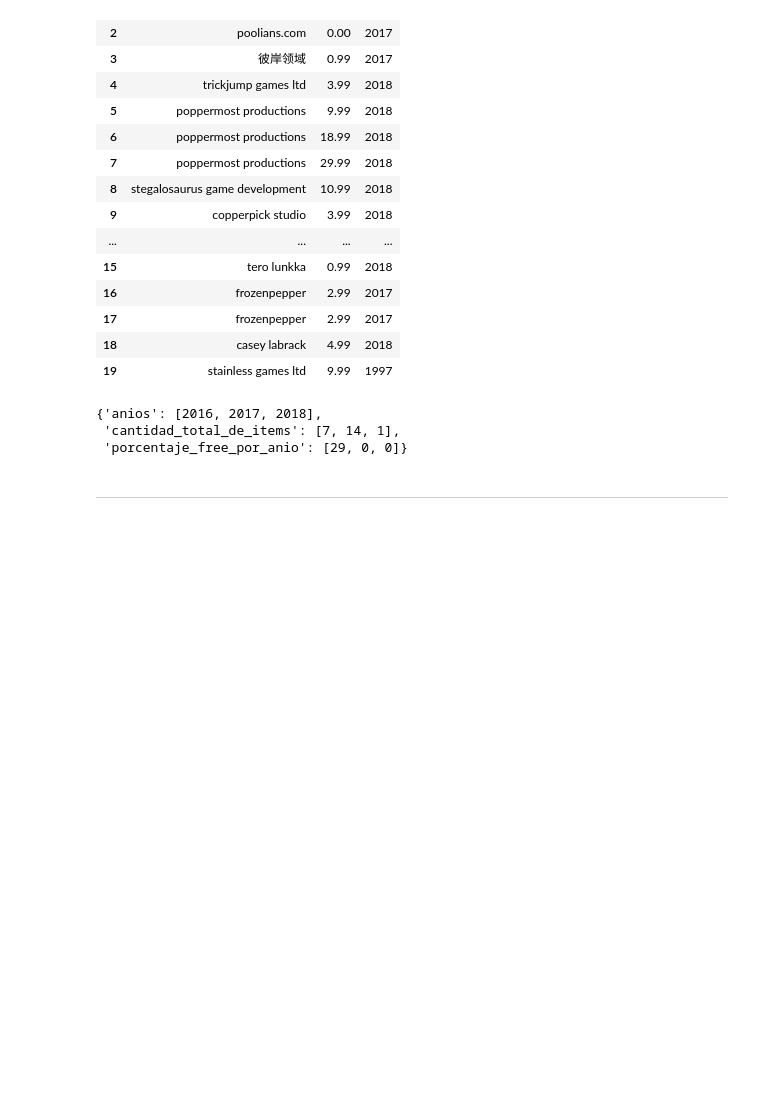
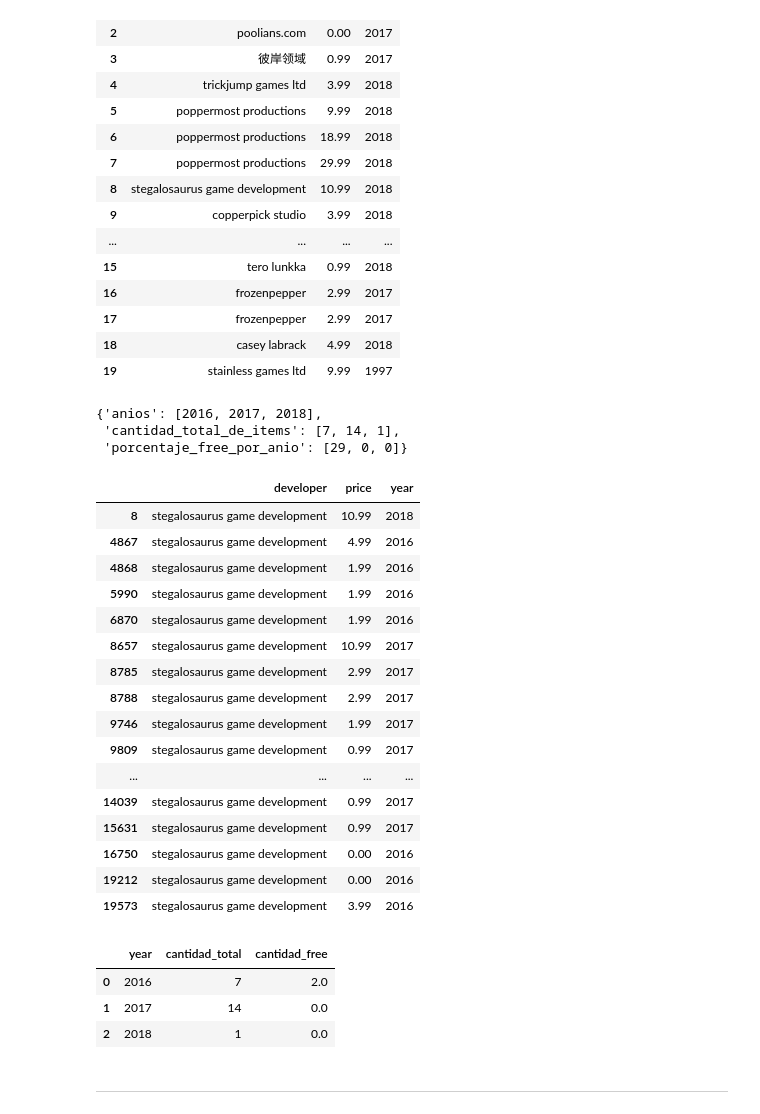
Before and after one commit to rominaEsc/MLOps_steam_games, a Jupyter notebook: 4_consultas.ipynb, the cells around one changed output. Drawn from its saved outputs; the diff is of its cells as text; code cells hidden in the pictures; blank space fills up the shorter version.

```diff
--- a/4_consultas.ipynb
+++ b/4_consultas.ipynb
@@ -269,6 +277,38 @@ developer('stegalosaurus game development')
 {'anios': [2016, 2017, 2018],
  'cantidad_total_de_items': [7, 14, 1],
  'porcentaje_free_por_anio': [29, 0, 0]}
+# %%
+df_filtrado = df_developer[df_developer.developer == 'stegalosaurus game development']
+df_filtrado
+# %% [output]
+|  | developer | price | year |
+| 8 | stegalosaurus game development | 10.99 | 2018 |
+| 4867 | stegalosaurus game development | 4.99 | 2016 |
+| 4868 | stegalosaurus game development | 1.99 | 2016 |
+| 5990 | stegalosaurus game development | 1.99 | 2016 |
+| 6870 | stegalosaurus game development | 1.99 | 2016 |
+| 8657 | stegalosaurus game development | 10.99 | 2017 |
+| 8785 | stegalosaurus game development | 2.99 | 2017 |
+| 8788 | stegalosaurus game development | 2.99 | 2017 |
+| 9746 | stegalosaurus game development | 1.99 | 2017 |
+| 9809 | stegalosaurus game development | 0.99 | 2017 |
+| ... | ... | ... | ... |
+| 14039 | stegalosaurus game development | 0.99 | 2017 |
+| 15631 | stegalosaurus game development | 0.99 | 2017 |
+| 16750 | stegalosaurus game development | 0.00 | 2016 |
+| 19212 | stegalosaurus game development | 0.00 | 2016 |
+| 19573 | stegalosaurus game development | 3.99 | 2016 |
+# %%
+df_xanio = df_filtrado.groupby(['year']).size().reset_index(name=('cantidad_total'))
+df_filtrado_free = df_filtrado[df_filtrado.price == 0].groupby(['year']).size().reset_index(name=('cantidad_free'))
+df = df_xanio.merge(df_filtrado_free,how='left')
+df = df.fillna(0)
+df
+# %% [output]
+|  | year | cantidad_total | cantidad_free |
+| 0 | 2016 | 7 | 2.0 |
+| 1 | 2017 | 14 | 0.0 |
+| 2 | 2018 | 1 | 0.0 |
 # %% [markdown]
 --------------
 # %% [markdown]
```
Also changed, not shown: parts of 3 cells of this notebook, 1 other file.
